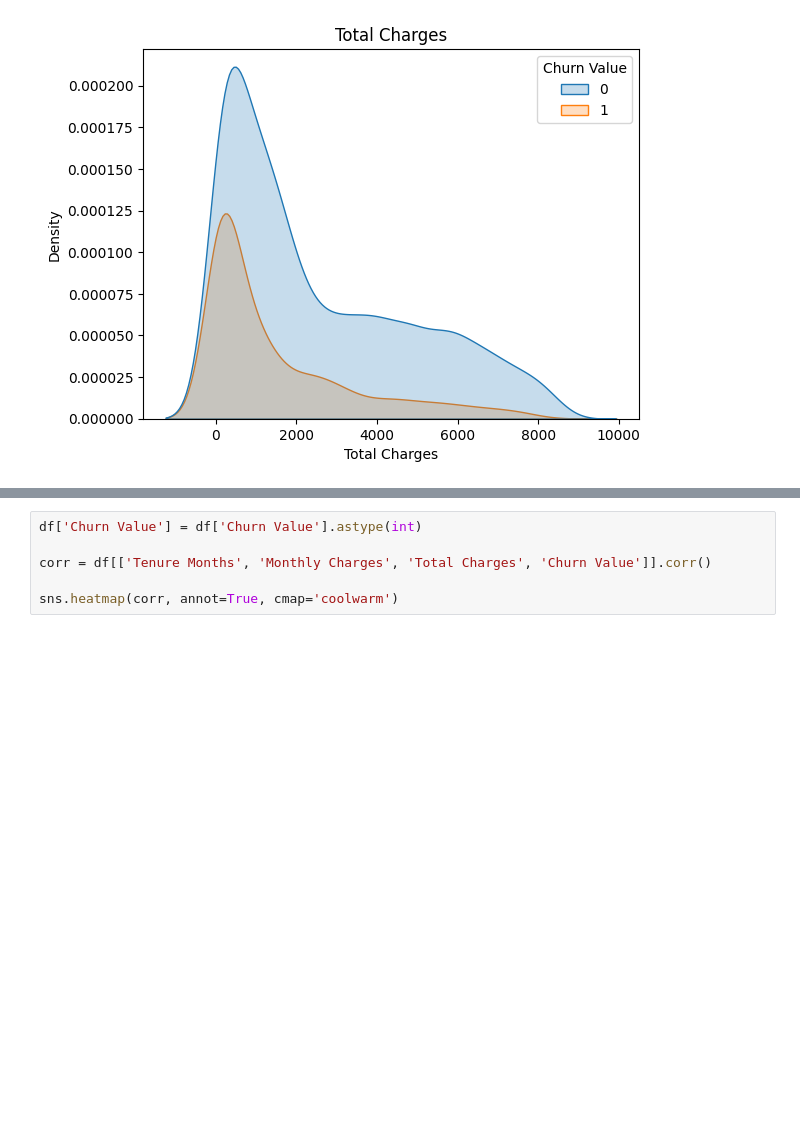
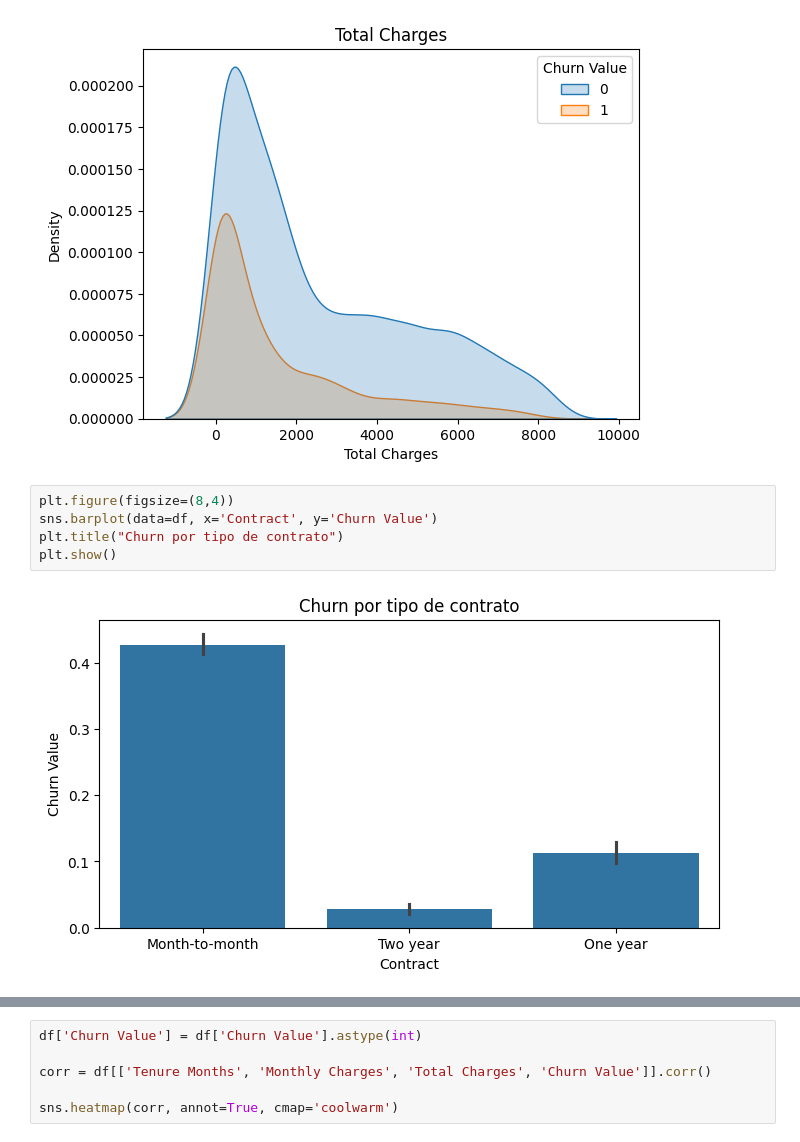
Before and after one commit to Matsal-coder/tech-challenge-ml, a Jupyter notebook: notebooks/01_eda_baseline.ipynb, the cells around one changed output, grey strips where cells are left out. Cells and saved outputs as stored; diff of their text form; blank space fills up the shorter version.

```diff
--- a/notebooks/01_eda_baseline.ipynb
+++ b/notebooks/01_eda_baseline.ipynb
@@ -251,3 +251,10 @@ for col in num_cols:
 [figure]
 [figure]
 [figure]
+# %%
+plt.figure(figsize=(8,4))
+sns.barplot(data=df, x='Contract', y='Churn Value')
+plt.title("Churn por tipo de contrato")
+plt.show()
+# %% [output]
+[figure, added]
```
Also changed, not shown: parts of 2 cells of this notebook.
